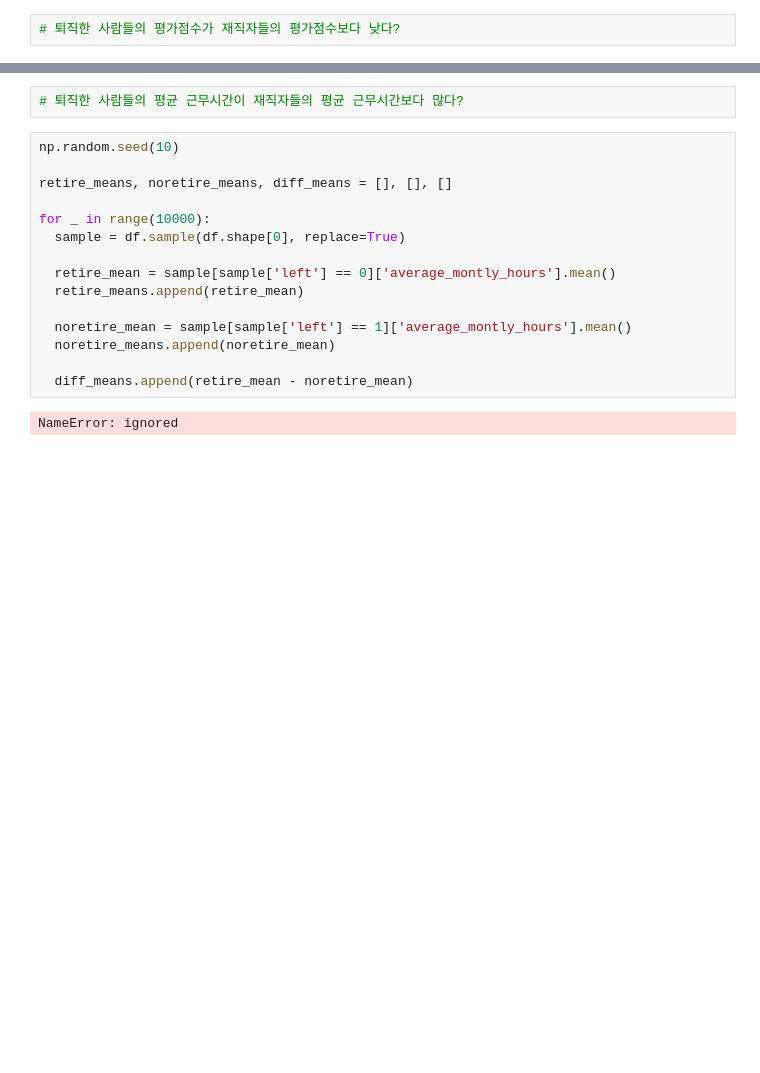
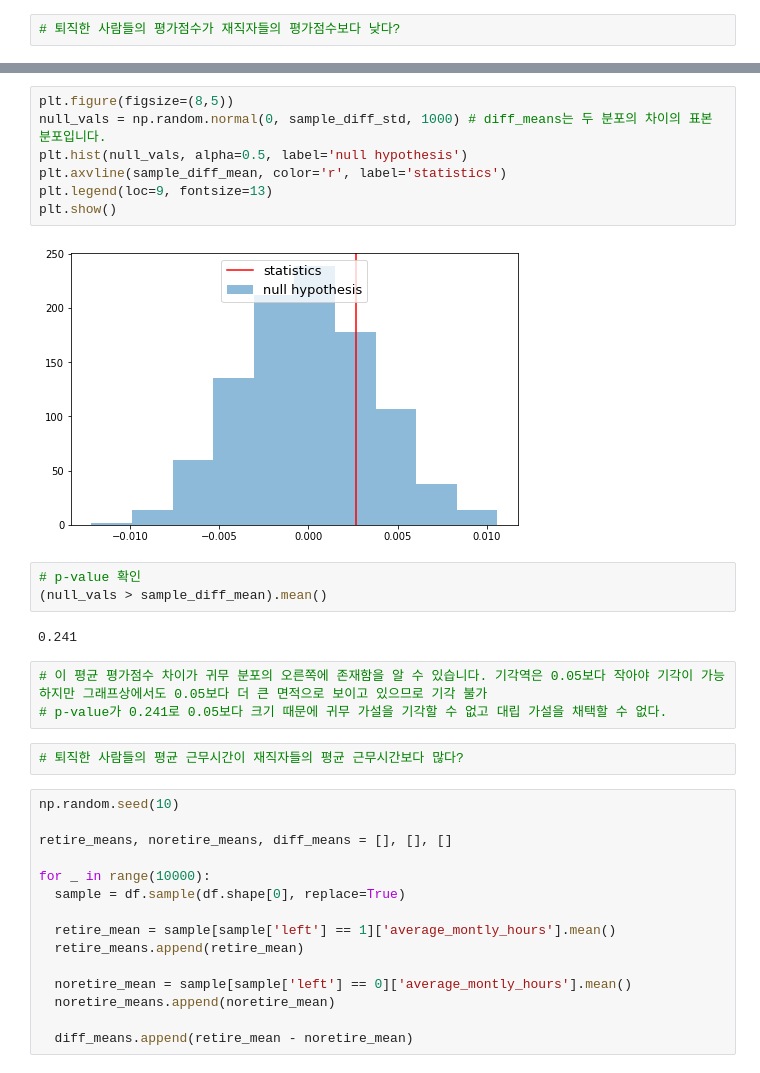
Before and after one commit to haylee94/Section-2_Project-, a Jupyter notebook: section2_project.ipynb, the cells around one changed output, grey strips where cells are left out. Drawn from its saved outputs; the diff is of its cells as text; blank space fills up the shorter version.

```diff
--- a/section2_project.ipynb
+++ b/section2_project.ipynb
@@ -254,3 +265,20 @@ plt.legend(loc=9, fontsize=13);
+# %%
+plt.figure(figsize=(8,5))
+null_vals = np.random.normal(0, sample_diff_std, 1000) # diff_means는 두 분포의 차이의 표본 분포입니다.
+plt.hist(null_vals, alpha=0.5, label='null hypothesis')
+plt.axvline(sample_diff_mean, color='r', label='statistics')
+plt.legend(loc=9, fontsize=13)
+plt.show()
+# %% [output]
+[figure, added]
+# %%
+# p-value 확인
+(null_vals > sample_diff_mean).mean()
+# %% [output]
+0.241
+# %%
+# 이 평균 평가점수 차이가 귀무 분포의 오른쪽에 존재함을 알 수 있습니다. 기각역은 0.05보다 작아야 기각이 가능하지만 그래프상에서도 0.05보다 더 큰 면적으로 보이고 있으므로 기각 불가
+# p-value가 0.241로 0.05보다 크기 때문에 귀무 가설을 기각할 수 없고 대립 가설을 채택할 수 없다.
 # %%
 # 퇴직한 사람들의 평균 근무시간이 재직자들의 평균 근무시간보다 많다?
 # %%
@@ -261,12 +289,10 @@ retire_means, noretire_means, diff_means = [], [], []
 for _ in range(10000):
   sample = df.sample(df.shape[0], replace=True)
 
-  retire_mean = sample[sample['left'] == 0]['average_montly_hours'].mean()
+  retire_mean = sample[sample['left'] == 1]['average_montly_hours'].mean()
   retire_means.append(retire_mean)
 
-  noretire_mean = sample[sample['left'] == 1]['average_montly_hours'].mean()
+  noretire_mean = sample[sample['left'] == 0]['average_montly_hours'].mean()
   noretire_means.append(noretire_mean)
 
   diff_means.append(retire_mean - noretire_mean)
-# %% [output]
-NameError: ignored
```
Also changed, not shown: parts of 63 cells of this notebook.
